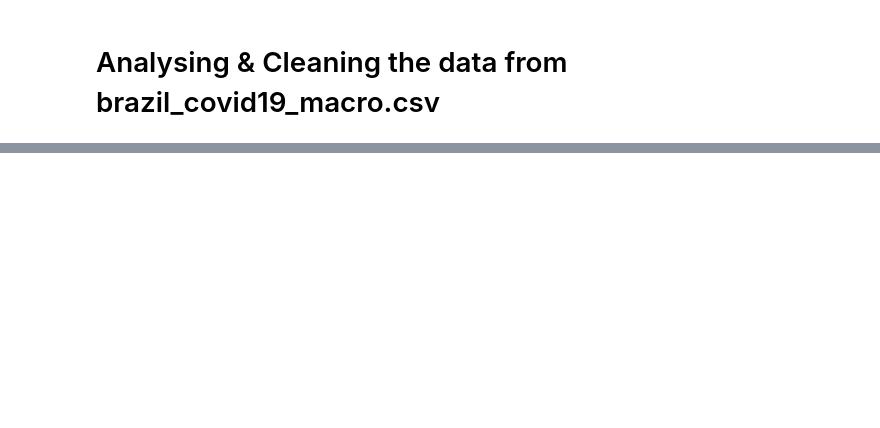
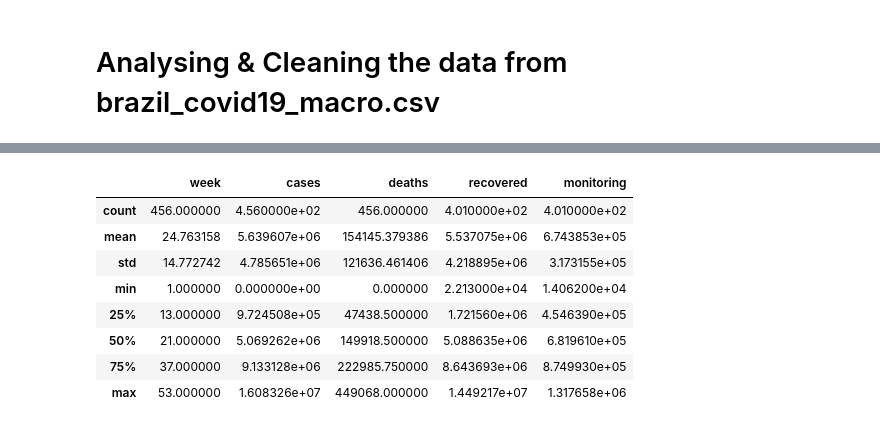
Before and after one commit to LuisFelipeTs/Data_Science_And_Analytics, a Jupyter notebook: Covid_Study(ML + SQL)/Data_Cleaning_&_analysing.ipynb, the cells around one changed output, grey strips where cells are left out. Cells and saved outputs as stored; diff of their text form; code cells hidden in the pictures; blank space fills up the shorter version.

```diff
--- a/Covid_Study(ML + SQL)/Data_Cleaning_&_analysing.ipynb
+++ b/Covid_Study(ML + SQL)/Data_Cleaning_&_analysing.ipynb
@@ -144,0 +155,12 @@ Not necessary to change the database
+# %%
+db_cov_macro.describe()
+# %% [output]
+|  | week | cases | deaths | recovered | monitoring |
+| count | 456.000000 | 4.560000e+02 | 456.000000 | 4.010000e+02 | 4.010000e+02 |
+| mean | 24.763158 | 5.639607e+06 | 154145.379386 | 5.537075e+06 | 6.743853e+05 |
+| std | 14.772742 | 4.785651e+06 | 121636.461406 | 4.218895e+06 | 3.173155e+05 |
+| min | 1.000000 | 0.000000e+00 | 0.000000 | 2.213000e+04 | 1.406200e+04 |
+| 25% | 13.000000 | 9.724508e+05 | 47438.500000 | 1.721560e+06 | 4.546390e+05 |
+| 50% | 21.000000 | 5.069262e+06 | 149918.500000 | 5.088635e+06 | 6.819610e+05 |
+| 75% | 37.000000 | 9.133128e+06 | 222985.750000 | 8.643693e+06 | 8.749930e+05 |
+| max | 53.000000 | 1.608326e+07 | 449068.000000 | 1.449217e+07 | 1.317658e+06 |
```
Also changed, not shown: parts of 10 cells of this notebook.
